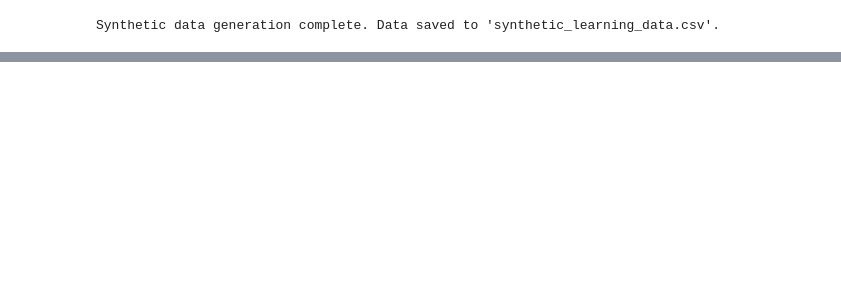
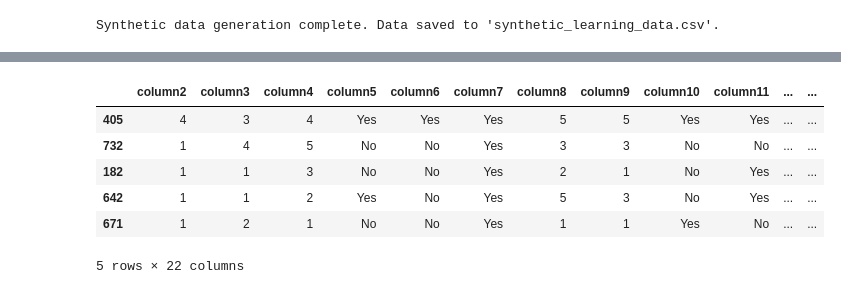
Before and after one commit to pritpalcodes/VAK_classifier, a Jupyter notebook: model_maker.ipynb, the cells around one changed output, grey strips where cells are left out. Saved outputs shown, nothing was run; the diff lists cells and outputs as text; code cells hidden in the pictures; blank space fills up the shorter version.

```diff
--- a/model_maker.ipynb
+++ b/model_maker.ipynb
@@ -107,0 +138,16 @@ Synthetic data generation complete. Data saved to 'synthetic_learning_data.csv'.
+# %%
+
+# Assuming the DataFrame is already loaded
+df = pd.read_csv('synthetic_learning_data.csv')
+
+# Generate new column names as 'column1', 'column2', 'column3', ...
+new_column_names = [f'column{i+1}' for i in range(len(df.columns))]
+
+# Rename the columns
+df.columns = new_column_names
+
+# Save the updated DataFrame to a new CSV file (optional)
+df.to_csv('renamed_columns_data.csv', index=False)
+
+# Display the first few rows of the DataFrame with renamed columns
+print(df.head())
@@ -107,0 +181,15 @@ Synthetic data generation complete. Data saved to 'synthetic_learning_data.csv'.
+# %%
+y = df["column1"]
+x=df.iloc[:, 1:]
+
+# print(x.shape)
+# print(y.shape)
+x.sample(5)
+# %% [output]
+|  | column2 | column3 | column4 | column5 | column6 | column7 | column8 | column9 | column10 | column11 | ... | ... |
+| 405 | 4 | 3 | 4 | Yes | Yes | Yes | 5 | 5 | Yes | Yes | ... | ... |
+| 732 | 1 | 4 | 5 | No | No | Yes | 3 | 3 | No | No | ... | ... |
+| 182 | 1 | 1 | 3 | No | No | Yes | 2 | 1 | No | Yes | ... | ... |
+| 642 | 1 | 1 | 2 | Yes | No | Yes | 5 | 3 | No | Yes | ... | ... |
+| 671 | 1 | 2 | 1 | No | No | Yes | 1 | 1 | Yes | No | ... | ... |
+5 rows × 22 columns
```
Also changed, not shown: parts of 18 cells of this notebook, 21 other files.
